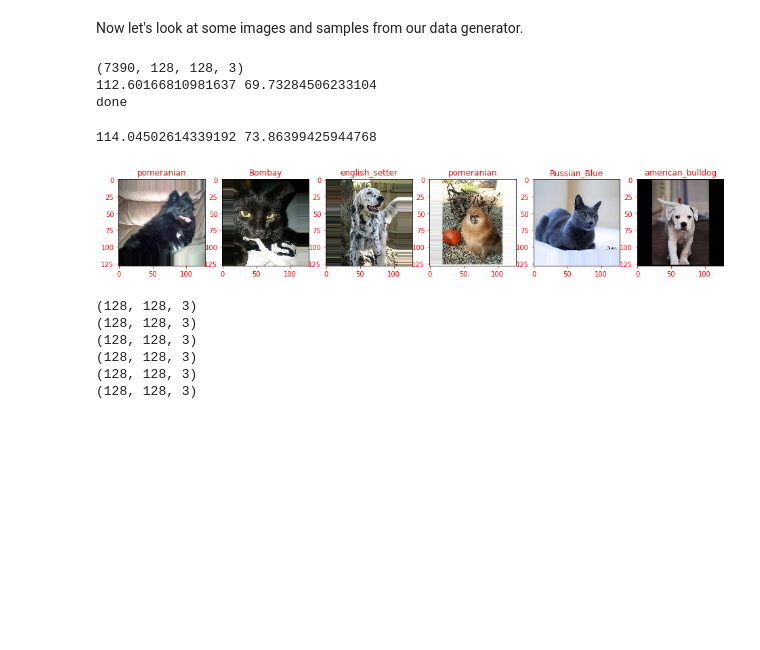
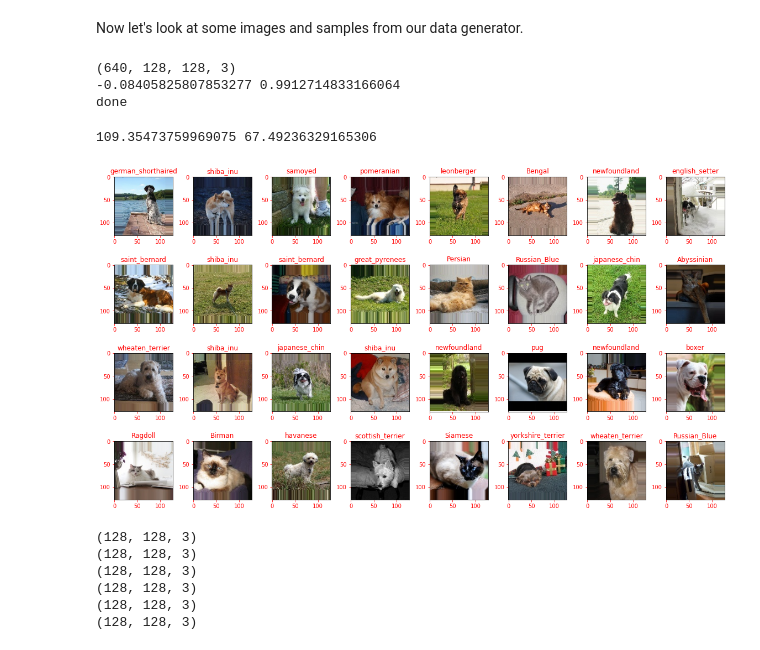
Before and after one commit to ComanacDragos/ComputerVisionAndDeepLearning, a Jupyter notebook: lab4v2/Computer_Vision_and_Deep_Learning_Laboratory_4.ipynb, the cells around one changed output. Drawn from its saved outputs; the diff is of its cells as text; code cells hidden in the pictures; blank space fills up the shorter version.

```diff
--- a/lab4v2/Computer_Vision_and_Deep_Learning_Laboratory_4.ipynb
+++ b/lab4v2/Computer_Vision_and_Deep_Learning_Laboratory_4.ipynb
@@ -115,7 +115,7 @@ done
 # %%
 class DataGenerator(tf.keras.utils.Sequence):
     def __init__(self, db_dir, batch_size, input_shape, num_classes,
-                 shuffle=True):
+                 shuffle=True, limit_batches=None):
         # TODO your initialization
         # you might want to store the parameters into class variables
         self.input_shape = input_shape
@@ -124,9 +124,9 @@ class DataGenerator(tf.keras.utils.Sequence):
         self.shuffle = shuffle
         # load the data from the root directory
         self.class_names = []
+        self.limit_batches = limit_batches
         self.data, self.labels = self.get_data(db_dir)
         self.indices = np.arange(len(self.data))
-        np.random.shuffle(self.indices)
         self.on_epoch_end()
 
     def get_data(self, root_dir):
@@ -134,10 +134,14 @@ class DataGenerator(tf.keras.utils.Sequence):
         Loads the paths to the images and their corresponding labels from the database directory
         """
         # TODO your code here
-        paths = glob.glob(root_dir + "/*.jpg")[:10*64]
+        paths = glob.glob(root_dir + "/*.jpg")
+        if self.limit_batches is not None:
+            self.shuffle = False
+            np.random.shuffle(paths)
+            paths = paths[:self.batch_size * self.limit_batches]
         labels = ["_".join(os.path.basename(path).split("_")[:-1]) for path in paths]
         self.class_names = list(set(labels))
-        sorted(self.class_names)
+        self.class_names.sort()
 
         self.data = paths
         self.labels = np.array([self.class_names.index(label) for label in labels])
@@ -161,8 +165,8 @@ class DataGenerator(tf.keras.utils.Sequence):
             batch_x.append(image)
         batch_y = self.labels[batch_indices] # TODO load the corresponding labels of the images you loaded
         # optionally you can use: batch_y = tf.keras.utils.to_categorical(batch_y, num_classes=self.num_classes)
-        return (np.asarray(batch_x)-112.6)/69.7, np.asarray(batch_y)
-        #return np.asarray(batch_x), np.asarray(batch_y)
+        #return (np.asarray(batch_x)-112.6)/69.7, np.asarray(batch_y)
+        return np.asarray(batch_x), np.asarray(batch_y)
         #return np.asarray(batch_x)/255.0, np.asarray(batch_y)
 
     def on_epoch_end(self):
@@ -188,24 +192,26 @@ print(all.shape)
 print(np.mean(all), np.std(all))
 print("done")
 # %% [output]
-(7390, 128, 128, 3)
-112.60166810981637 69.73284506233104
+(640, 128, 128, 3)
+-0.08405825807853277 0.9912714833166064
 done
 # %%
 train_generator = DataGenerator("./128_128/train", 32, (64, 64, 3), 37)
 label_names = train_generator.class_names
-batch_x, batch_y = train_generator[0]
+batch_x, batch_y = train_generator[5]
 print(np.mean(batch_x), np.std(batch_x))
 
-fig, axes = plt.subplots(nrows=1, ncols=6, figsize=[16, 9])
-for i in range(len(axes)):
-    axes[i].set_title(label_names[batch_y[i]])
-    axes[i].imshow(batch_x[i])
+fig, axes = plt.subplots(nrows=4, ncols=8, figsize=[16, 9])
+for i in range(axes.shape[0]):
+    for j in range(axes.shape[1]):
+        axes[i][j].set_title(label_names[batch_y[i*axes.shape[1]+j]])
+        axes[i][j].imshow(batch_x[i*axes.shape[1]+j])
 
+plt.tight_layout()
 plt.show()
 # %% [output]
-114.04502614339192 73.86399425944768
+109.35473759969075 67.49236329165306
-[figure, old version]
+[figure, new version]
 # %%
 validation_generator = DataGenerator("./128_128/validation", 32, (64, 64, 3), 37)
 label_names = validation_generator.class_names
```
Also changed, not shown: parts of 8 cells of this notebook, 25 other files.
